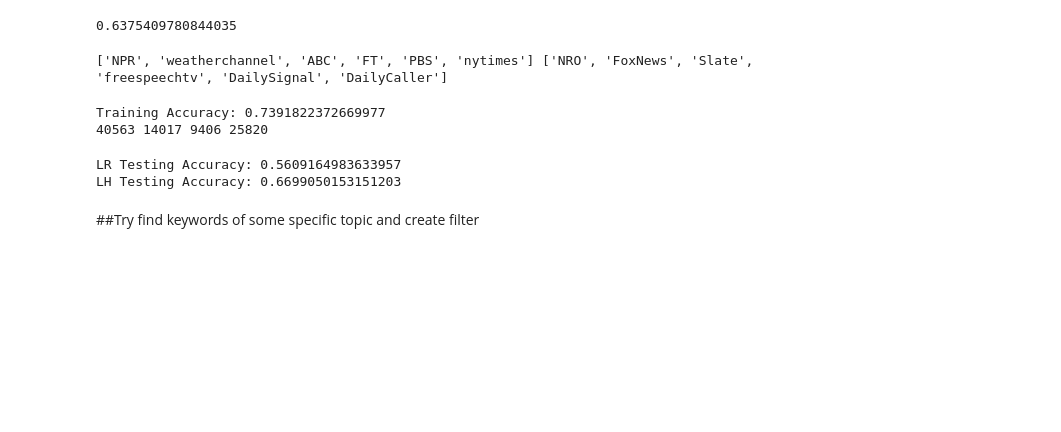
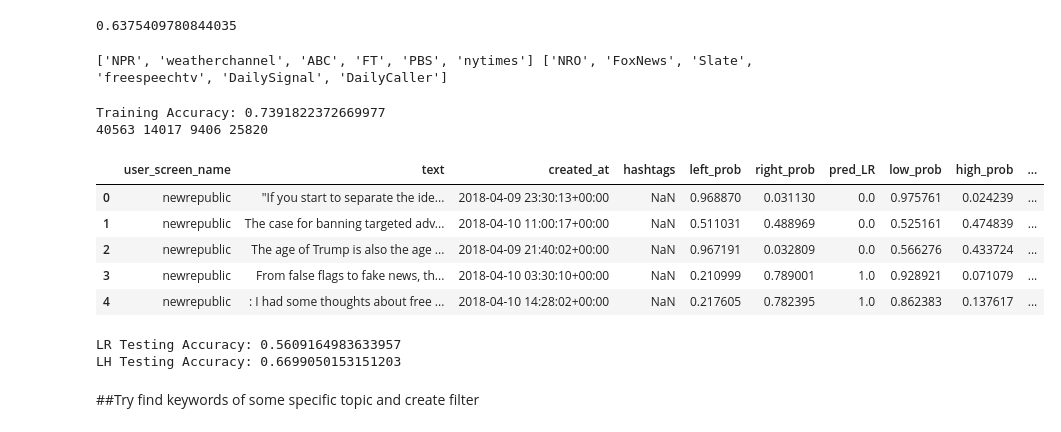
Before and after one commit to zchao3LA/MediaSentiment, a Jupyter notebook: code/LeftRightMedia_new.ipynb, the cells around one changed output. Cells and saved outputs as stored; diff of their text form; code cells hidden in the pictures; blank space fills up the shorter version.

```diff
--- a/code/LeftRightMedia_new.ipynb
+++ b/code/LeftRightMedia_new.ipynb
@@ -261,4 +259,13 @@ predict_probs = nb_model.predict_proba(bag_of_words)
 df_2018['low_prob'] = predict_probs[:,0]
 df_2018['high_prob'] = predict_probs[:,1]
 df_2018['nb_tweet_pred_LH'] = nb_model.predict(bag_of_words)
+# %%
+df_2018.head(5)
+# %% [output]
+|  | user_screen_name | text | created_at | hashtags | left_prob | right_prob | pred_LR | low_prob | high_prob | ... |
+| 0 | newrepublic | "If you start to separate the ide... | 2018-04-09 23:30:13+00:00 | NaN | 0.968870 | 0.031130 | 0.0 | 0.975761 | 0.024239 | ... |
+| 1 | newrepublic | The case for banning targeted adv... | 2018-04-10 11:00:17+00:00 | NaN | 0.511031 | 0.488969 | 0.0 | 0.525161 | 0.474839 | ... |
+| 2 | newrepublic | The age of Trump is also the age ... | 2018-04-09 21:40:02+00:00 | NaN | 0.967191 | 0.032809 | 0.0 | 0.566276 | 0.433724 | ... |
+| 3 | newrepublic | From false flags to fake news, th... | 2018-04-10 03:30:10+00:00 | NaN | 0.210999 | 0.789001 | 1.0 | 0.928921 | 0.071079 | ... |
+| 4 | newrepublic | : I had some thoughts about free ... | 2018-04-10 14:28:02+00:00 | NaN | 0.217605 | 0.782395 | 1.0 | 0.862383 | 0.137617 | ... |
 # %%
```
Also changed, not shown: parts of 22 cells of this notebook, 1 other file.
